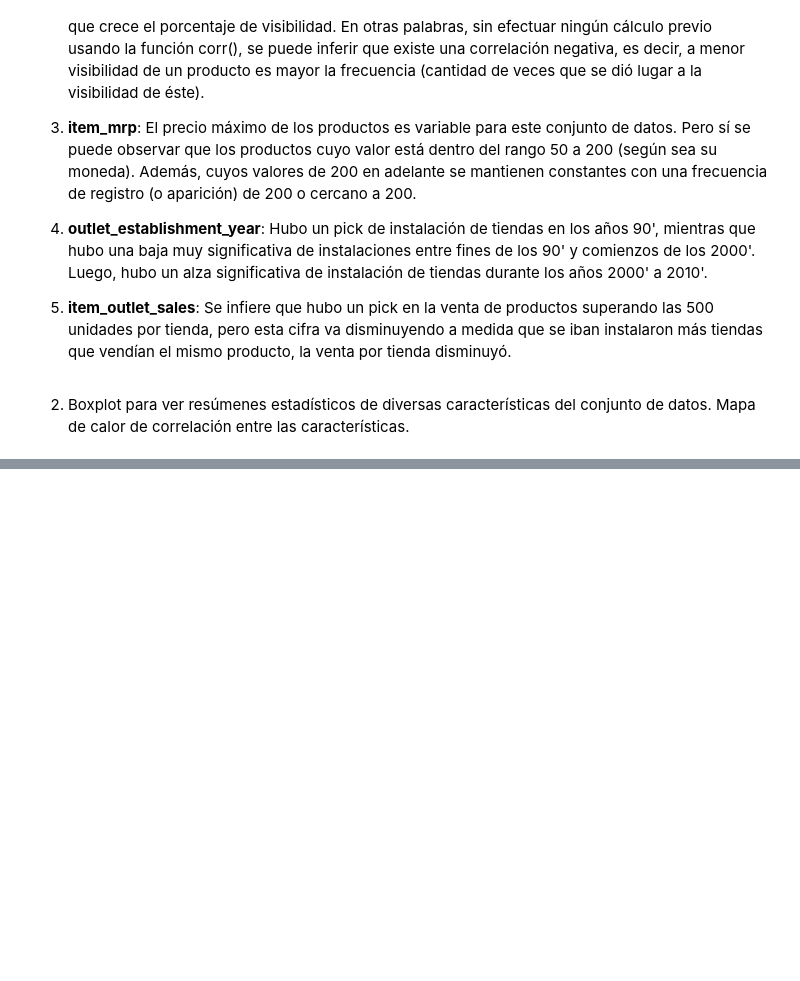
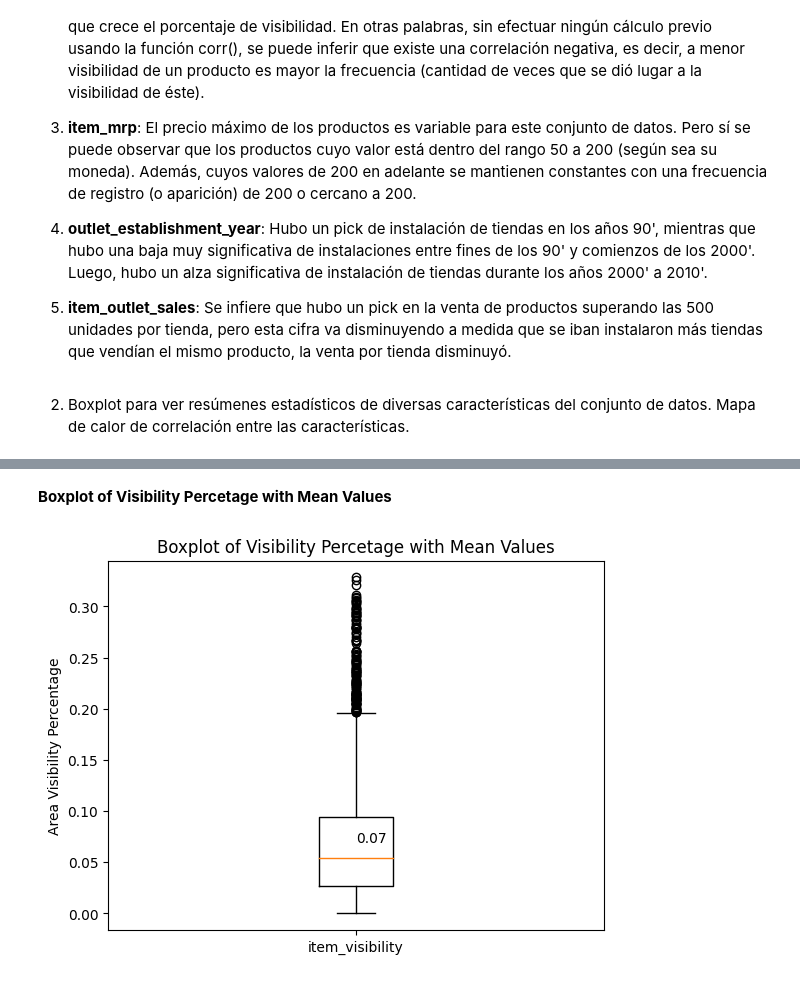
Before and after one commit to chernandezrojas1991/predicciones-de-ventas-de-alimentos, a Jupyter notebook: predicciones_de_ventas_de_alimentos.ipynb, the cells around one changed output, grey strips where cells are left out. Cells and saved outputs as stored; diff of their text form; code cells hidden in the pictures; blank space fills up the shorter version.

```diff
--- a/predicciones_de_ventas_de_alimentos.ipynb
+++ b/predicciones_de_ventas_de_alimentos.ipynb
@@ -199,0 +217,12 @@ Mapa de calor de correlación entre las características.
+# %% [markdown]
+**Boxplot of Visibility Percetage with Mean Values**
+# %%
+item_visibility_mean = sales_prediction_df['item_visibility'].mean()
+plt.boxplot(sales_prediction_df['item_visibility'])
+plt.text(1, item_visibility_mean, f'{item_visibility_mean:.2f}', va='bottom')
+plt.xticks([1], ['item_visibility'])
+plt.ylabel('Area Visibility Percentage')
+plt.title('Boxplot of Visibility Percetage with Mean Values')
+plt.show()
+# %% [output]
+[figure, added]
```
Also changed, not shown: parts of 14 cells of this notebook.
